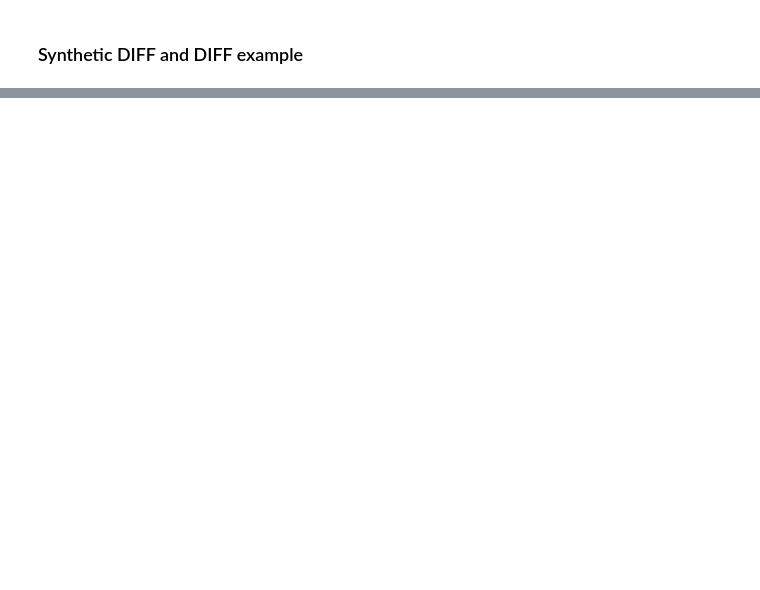
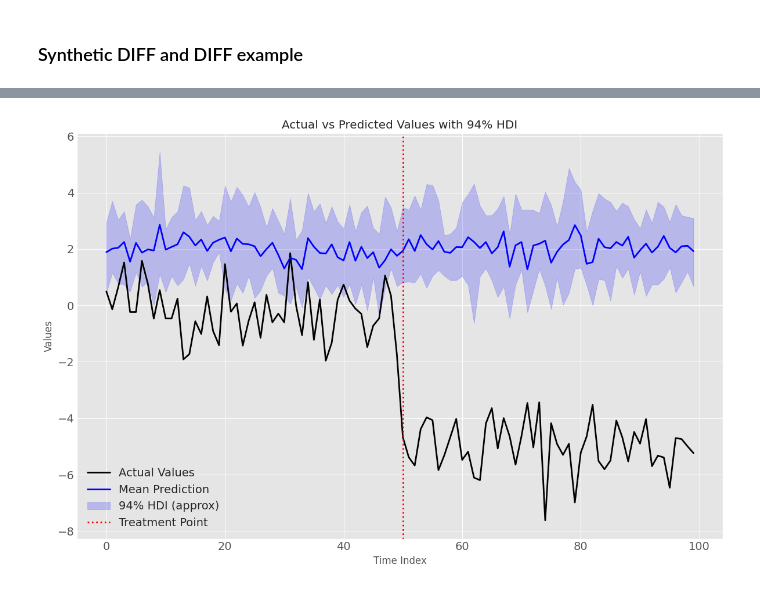
Before and after one commit to 123yaroslav/diplom, a Jupyter notebook: 01_examples.ipynb, the cells around one changed output, grey strips where cells are left out. Drawn from its saved outputs; the diff is of its cells as text; code cells hidden in the pictures; blank space fills up the shorter version.

```diff
--- a/01_examples.ipynb
+++ b/01_examples.ipynb
@@ -235,0 +478,80 @@ $$
+# %%
+# Import necessary libraries
+import pandas as pd
+import matplotlib.pyplot as plt
+import seaborn as sns
+import numpy as np
+
+# Assuming data_bayes is already loaded
+# If not, load it with: data_bayes = pd.read_csv('path_to_data_bayes.csv')
+
+# Define pre and post treatment periods (assuming 50/50 split)
+T0 = 50  # Treatment time point
+pre_period = data_bayes.index[:T0]
+post_period = data_bayes.index[T0:]
+
+# Extract actual values
+actual_values = data_bayes['actual']
+
+# Define predictor columns (models)
+predictors = ['a', 'b', 'c', 'd', 'e', 'f', 'g', 'h', 'i']
+
+# Calculate mean prediction across all models
+predicted_mean = data_bayes[predictors].mean(axis=1)
+
+# Calculate HDI (using quantiles as approximation)
+lower_hdi = data_bayes[predictors].quantile(0.03, axis=1)
+upper_hdi = data_bayes[predictors].quantile(0.97, axis=1)
+
+# Create the plot
+fig, ax = plt.subplots(figsize=(12, 8))
+
+# Plot actual values
+sns.lineplot(
+    x=data_bayes.index,
+    y=actual_values,
+    label='Actual Values',
+    color='black',
+    linewidth=2,
+    ax=ax
+)
+
+# Plot mean prediction
+sns.lineplot(
+    x=data_bayes.index,
+    y=predicted_mean,
+    label='Mean Prediction',
+    color='blue',
+    linewidth=2,
+    ax=ax
+)
+
+# Add HDI band
+ax.fill_between(
+    data_bayes.index,
+    lower_hdi,
+    upper_hdi,
+    color='blue',
+    alpha=0.2,
+    label='94% HDI (approx)'
+)
+
+# Add vertical line at treatment point
+ax.axvline(
+    x=T0,
+    linestyle=':',
+    lw=2,
+    color='red',
+    label='Treatment Point'
+)
+
+# Set labels and title
+ax.set_xlabel('Time Index')
+ax.set_ylabel('Values')
+ax.set_title('Actual vs Predicted Values with 94% HDI')
+ax.legend(loc='best')
+
+plt.tight_layout()
+plt.show()
+# %% [output]
+[figure, added]
```
Also changed, not shown: parts of 31 cells of this notebook, 8 other files.
